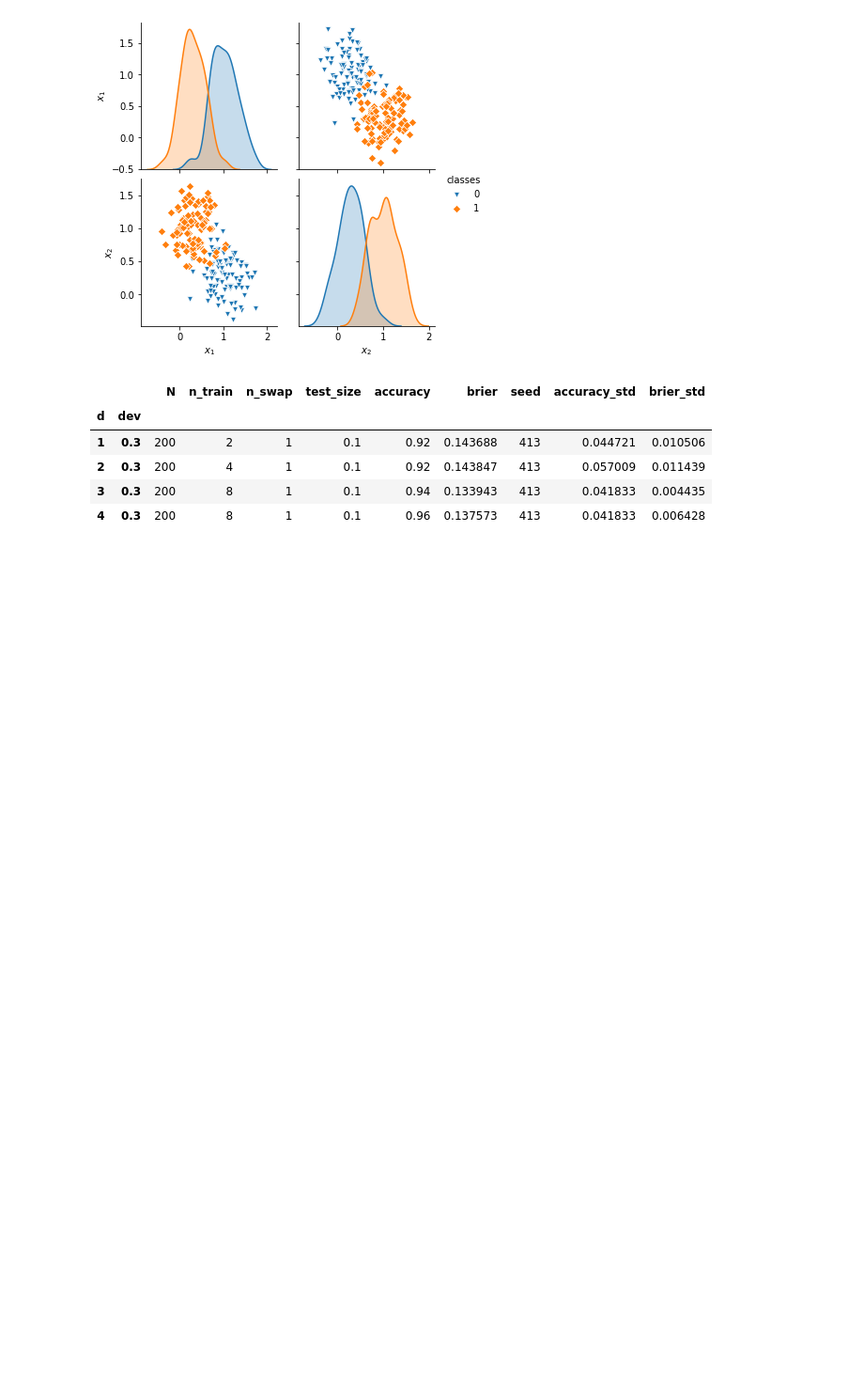
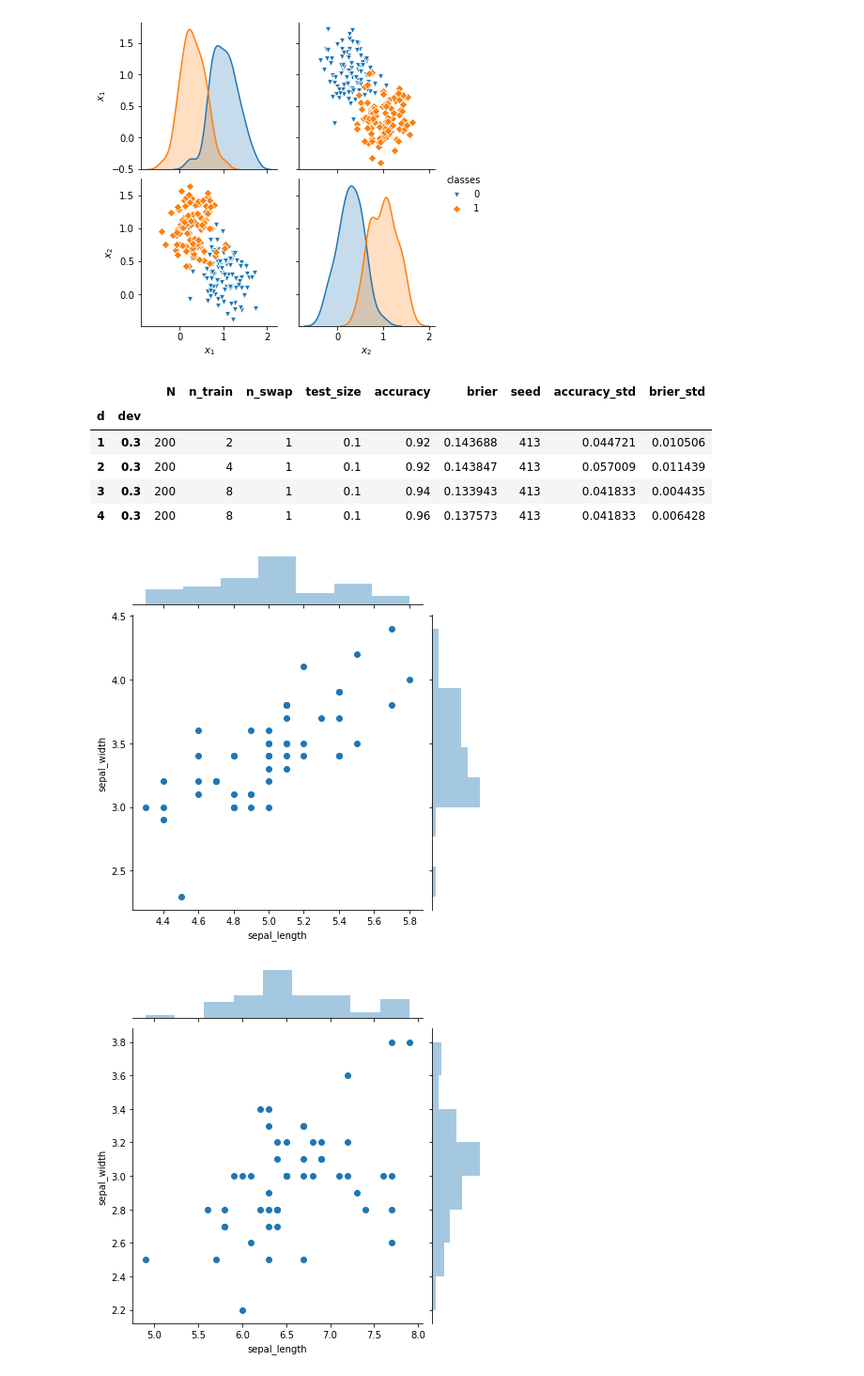
Before and after one commit to amacaluso/Quantum-Ensemble-for-Classification, a Jupyter notebook: notebooks/viz_results.ipynb, the cells around one changed output. Shown at 94% size. Drawn from its saved outputs; the diff is of its cells as text; code cells hidden in the pictures; blank space fills up the shorter version.

```diff
--- a/notebooks/viz_results.ipynb
+++ b/notebooks/viz_results.ipynb
@@ -182,3 +211,17 @@ data_mean
 | 2 | 0.3 | 200 | 4 | 1 | 0.1 | 0.92 | 0.143847 | 413 | 0.057009 | 0.011439 |
 | 3 | 0.3 | 200 | 8 | 1 | 0.1 | 0.94 | 0.133943 | 413 | 0.041833 | 0.004435 |
 | 4 | 0.3 | 200 | 8 | 1 | 0.1 | 0.96 | 0.137573 | 413 | 0.041833 | 0.006428 |
+# %%
+# library & dataset
+import seaborn as sns
+df = sns.load_dataset('iris')
+
+# Custom the inside plot: options are: “scatter” | “reg” | “resid” | “kde” | “hex”
+sns.jointplot(x=df.loc[df['species'] =='setosa' ,"sepal_length"], y=df.loc[df['species'] =='setosa' ,"sepal_width"], kind='scatter')
+# sns.jointplot(x=df["sepal_length"], y=df["sepal_width"], kind='hex')
+# sns.jointplot(x=df["sepal_length"], y=df["sepal_width"], kind='kde')
+sns.jointplot(x=df.loc[df['species'] =='virginica' ,"sepal_length"], y=df.loc[df['species'] =='virginica' ,"sepal_width"], kind='scatter')
+plt.show()
+# %% [output]
+[figure, added]
+[figure, added]
```
Also changed, not shown: parts of 8 cells of this notebook, 9 other files.
